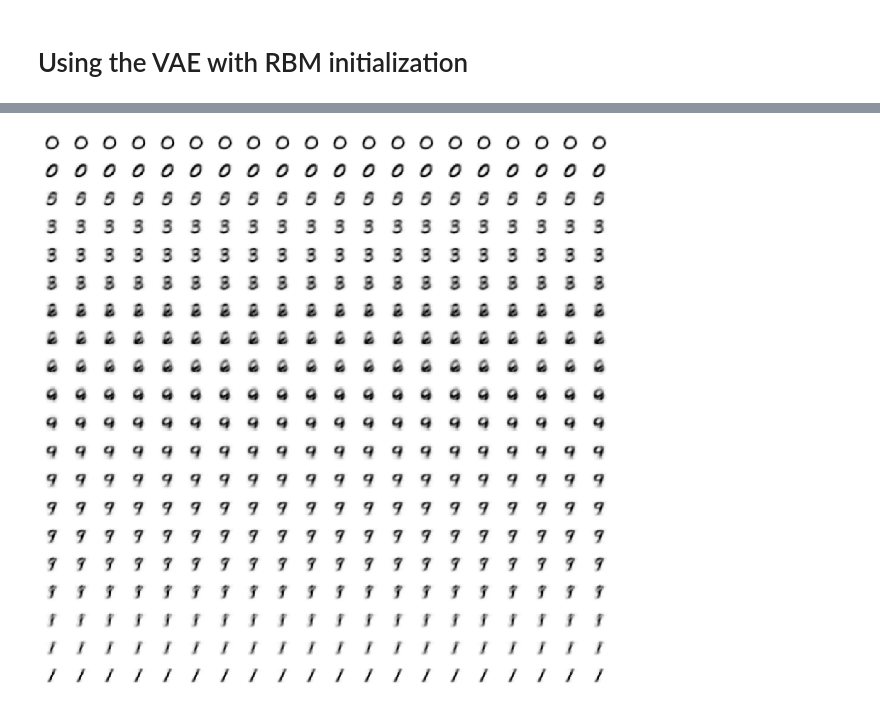
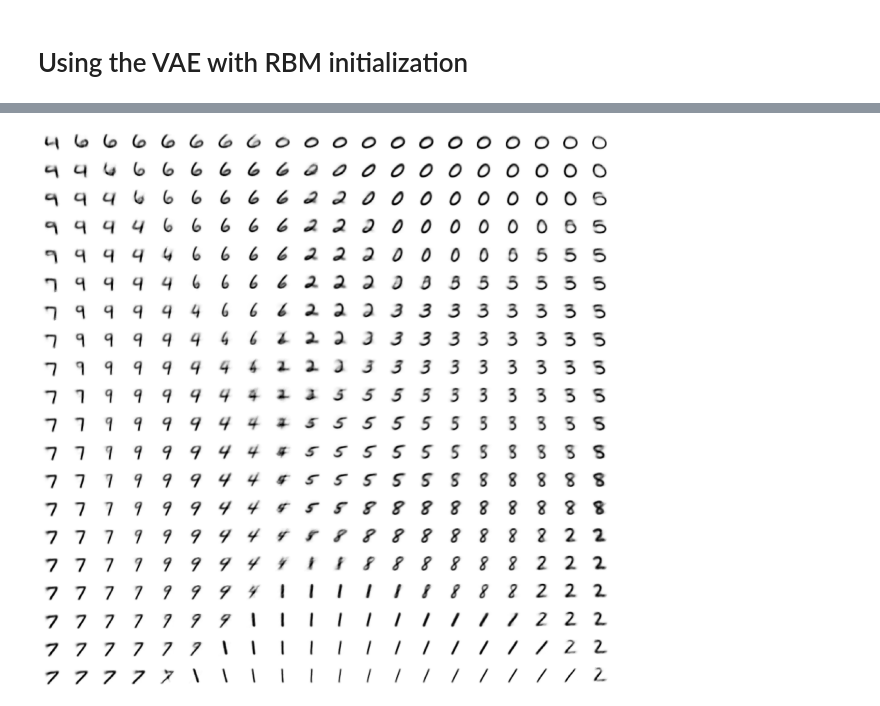
Before and after one commit to nahumsa/VAE-RBM-Pretraining, a Jupyter notebook: Pretraining MNIST.ipynb, the cells around one changed output, grey strips where cells are left out. Saved outputs shown, nothing was run; the diff lists cells and outputs as text; code cells hidden in the pictures.

```diff
--- a/Pretraining MNIST.ipynb
+++ b/Pretraining MNIST.ipynb
@@ -124,7 +123,7 @@ W0306 09:29:09.683801 139815866554176 deprecation_wrapper.py:119] From /home/nah
 
 BATCH_SIZE = 126
 
-EPOCHS = 10
+EPOCHS = 50
 
 PRINT_EVERY_N_BATCHES = 100
 
@@ -194,24 +173,24 @@ plt.grid()
 # %%
 from scipy.stats import norm
 
 grid_size = 20
 figsize = 20
 
 x = norm.ppf(np.linspace(0.01, 0.99, grid_size))
 y = norm.ppf(np.linspace(0.01, 0.99, grid_size))
 xv, yv = np.meshgrid(x, y)
 xv = xv.flatten()
 yv = yv.flatten()
 z_grid = np.array(list(zip(xv, yv)))
 
-reconst = example_autoencoder.decoder.predict(z_grid)
+reconst = bvae.decoder.predict(z_grid)
 
 
 fig = plt.figure(figsize=(figsize, figsize))
 fig.subplots_adjust(hspace=0.4, wspace=0.4)
 for i in range(grid_size**2):
     ax = fig.add_subplot(grid_size, grid_size, i+1)
     ax.axis('off')
     ax.imshow(reconst[i].reshape((28,28)), cmap = 'Greys')
 # %% [output]
-[figure, old version]
+[figure, new version]
```
Also changed, not shown: parts of 13 cells of this notebook.
